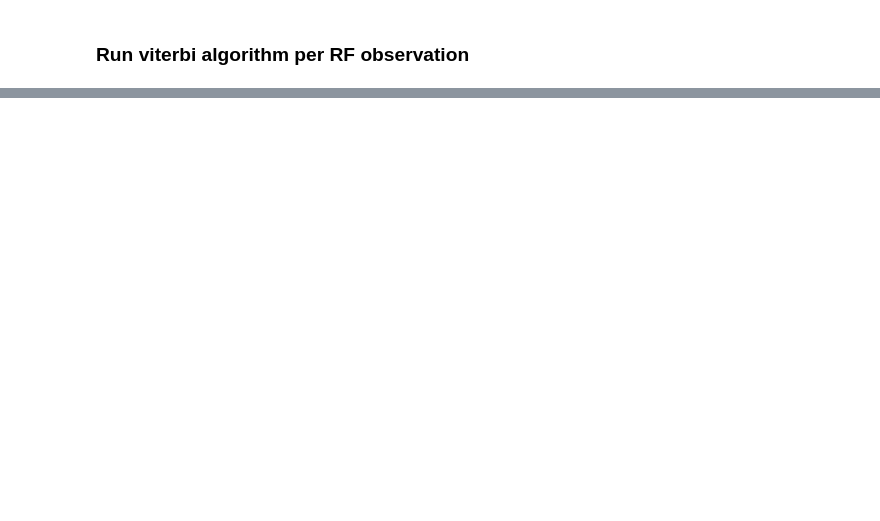
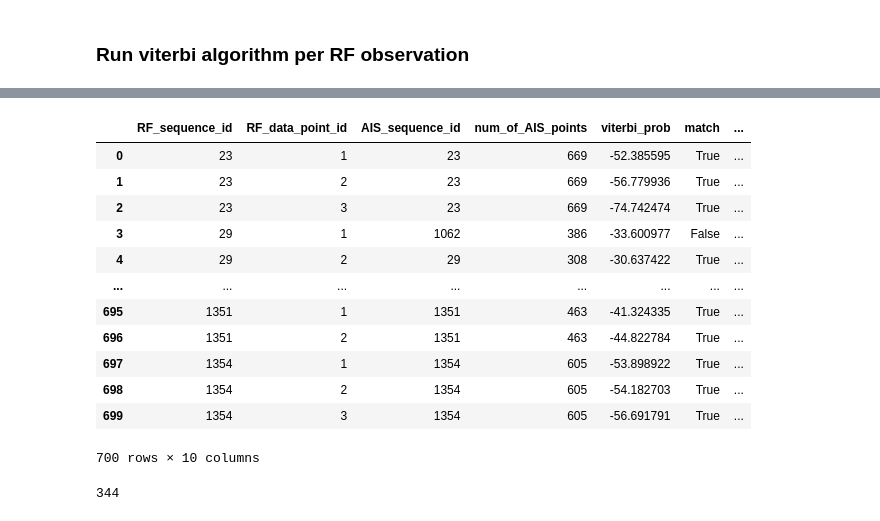
Before and after one commit to grimmmbo/AIS_RF_matching, a Jupyter notebook: notebooks/PHMM.ipynb, the cells around one changed output, grey strips where cells are left out. Drawn from its saved outputs; the diff is of its cells as text; code cells hidden in the pictures; blank space fills up the shorter version.

```diff
--- a/notebooks/PHMM.ipynb
+++ b/notebooks/PHMM.ipynb
@@ -76,24 +98,28 @@ from haversine import haversine, Unit
 RF_data = test_set[test_set["RF"].notna()].copy()
 RF_data["RF_data_point_id"] = RF_data.groupby("TrackID").cumcount() + 1
 
+M_data = test_set[test_set["State"] == "M"].copy()
+M_data["distance_km"] = M_data.apply(lambda row: haversine(row["AIS"], row["RF"], unit=Unit.KILOMETERS), axis=1)
+radius_km = math.ceil(M_data["distance_km"].max())
+
 viterbi_results = []
-radius_km = 1
 
 for _, RF_data_point in RF_data.iterrows():
     RF_coord = RF_data_point["RF"]
-    RF_time = RF_data_point["Timestamp"]
+    RF_time = RF_data_point["RF_Timestamp"]
 
     for AIS_id, AIS_data in test_set.groupby("TrackID"):
         AIS_coords = [coord for coord in AIS_data["AIS"] if coord is not None]
         RF_within_radius = any(haversine(RF_coord, coord) <= radius_km for coord in AIS_coords)
 
-        min_AIS_time = AIS_data["Timestamp"].min()
-        max_AIS_time = AIS_data["Timestamp"].max()
+        marge = pd.Timedelta(minutes=5)
+        min_AIS_time = AIS_data["AIS_Timestamp"].min() - marge
+        max_AIS_time = AIS_data["AIS_Timestamp"].max() + marge
         RF_within_time = min_AIS_time <= RF_time <= max_AIS_time
 
         if RF_within_radius and RF_within_time:
             AIS_seq = [(time, coord)
-                       for time, coord in zip(AIS_data["Timestamp"], AIS_data["AIS"])
+                       for time, coord in zip(AIS_data["AIS_Timestamp"], AIS_data["AIS"])
                        if pd.notna(time) and coord is not None]
             RF_seq = [(RF_time, RF_coord)]
 
@@ -104,6 +130,7 @@ for _, RF_data_point in RF_data.iterrows():
                     "RF_sequence_id": RF_data_point["TrackID"],
                     "RF_data_point_id": RF_data_point["RF_data_point_id"],
                     "AIS_sequence_id": AIS_id,
+                    "num_of_AIS_points": len(AIS_seq),
                     "viterbi_prob": prob,
                     "match": RF_data_point["TrackID"] == AIS_id,
                     "predicted_path": path
@@ -122,0 +170,16 @@ best_matches.head(5)
+# %%
+for id, row in enumerate(viterbi_results):
+    AIS_sequence_id = row["AIS_sequence_id"]
+
+    AIS_sequence = test_set[
+        (test_set["TrackID"] == AIS_sequence_id) &
+        (test_set["AIS_Timestamp"].notna()) &
+        (test_set["AIS"].notna())
+    ]
+    mean_speed, adjusted_viterbi_prob = compute_penality(AIS_sequence, row["viterbi_prob"], 3)
+    viterbi_results[id]["adjusted_viterbi_prob"] = adjusted_viterbi_prob
+    viterbi_results[id]["mean_speed"] = mean_speed
+    viterbi_results[id]["normalized_viterbi_prob"] = adjusted_viterbi_prob/row["num_of_AIS_points"]
+# %%
+df_viterbi_results = pd.DataFrame(viterbi_results)
+df_viterbi_results.head(5)
@@ -122,0 +214,22 @@ best_matches.head(5)
+# %%
+ids = df_viterbi_results.groupby(["RF_sequence_id", "RF_data_point_id"])["adjusted_viterbi_prob"].idxmax()
+best_matches = df_viterbi_results.loc[ids].reset_index(drop=True)
+best_matches
+# %% [output]
+|  | RF_sequence_id | RF_data_point_id | AIS_sequence_id | num_of_AIS_points | viterbi_prob | match | ... |
+| 0 | 23 | 1 | 23 | 669 | -52.385595 | True | ... |
+| 1 | 23 | 2 | 23 | 669 | -56.779936 | True | ... |
+| 2 | 23 | 3 | 23 | 669 | -74.742474 | True | ... |
+| 3 | 29 | 1 | 1062 | 386 | -33.600977 | False | ... |
+| 4 | 29 | 2 | 29 | 308 | -30.637422 | True | ... |
+| ... | ... | ... | ... | ... | ... | ... | ... |
+| 695 | 1351 | 1 | 1351 | 463 | -41.324335 | True | ... |
+| 696 | 1351 | 2 | 1351 | 463 | -44.822784 | True | ... |
+| 697 | 1354 | 1 | 1354 | 605 | -53.898922 | True | ... |
+| 698 | 1354 | 2 | 1354 | 605 | -54.182703 | True | ... |
+| 699 | 1354 | 3 | 1354 | 605 | -56.691791 | True | ... |
+700 rows × 10 columns
+# %%
+best_matches["mean_speed"].idxmax()
+# %% [output]
+344
```
Also changed, not shown: parts of 26 cells of this notebook, 16 other files.
